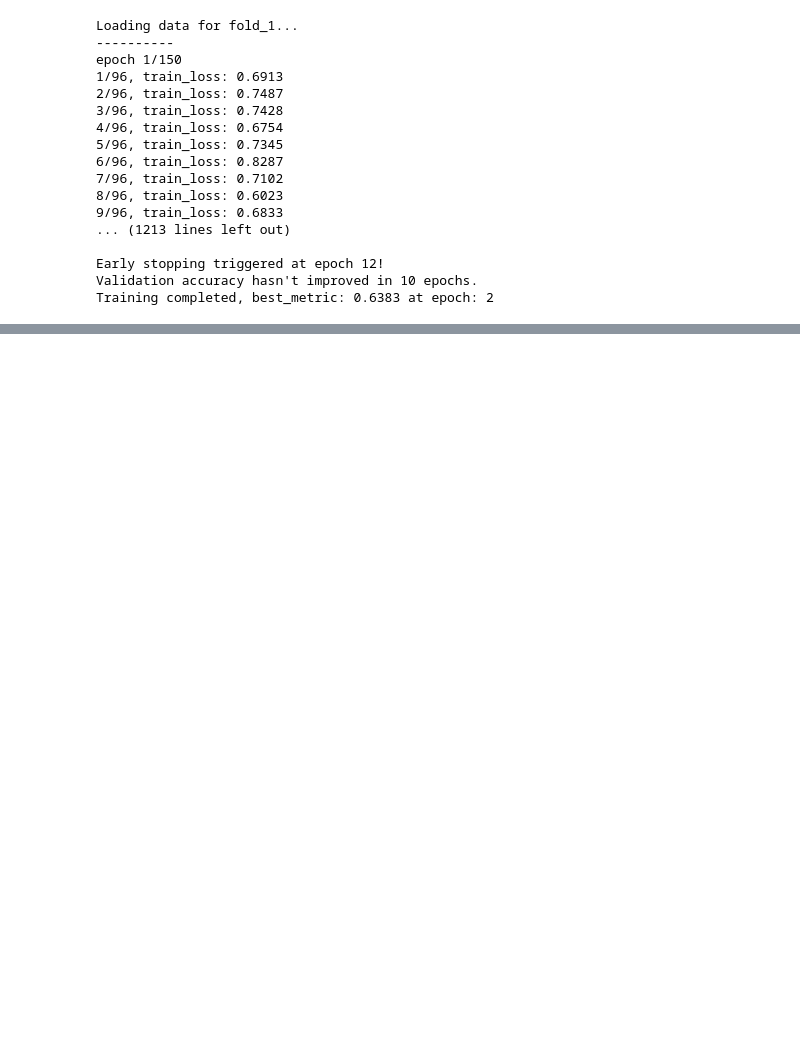
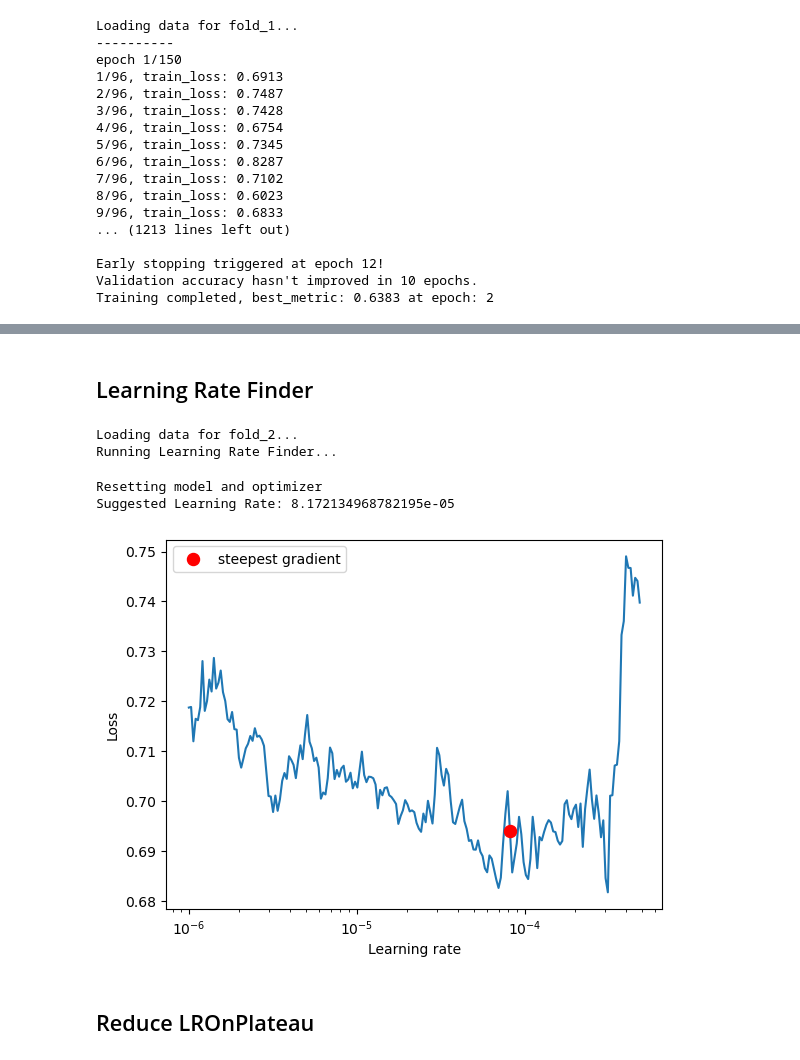
Before and after one commit to JJChong777/brain-math, a Jupyter notebook: deeplearn/GLM/densenet121_GLM.ipynb, the cells around one changed output, grey strips where cells are left out. Cells and saved outputs as stored; diff of their text form; code cells hidden in the pictures; blank space fills up the shorter version.

```diff
--- a/deeplearn/GLM/densenet121_GLM.ipynb
+++ b/deeplearn/GLM/densenet121_GLM.ipynb
@@ -286,0 +315,76 @@ Training completed, best_metric: 0.6458 at epoch: 5
+# %% [markdown]
+## Learning Rate Finder
+# %%
+import torch
+from monai.data import ImageDataset, DataLoader
+import json
+import os
+
+load_path = os.path.expanduser('~/Desktop/brain-math/deeplearn/GLM/GLM_kfold_splits.json')
+with open(load_path, 'r') as f:
+    saved_splits = json.load(f)
+
+# 2. Select which fold you want to train right now
+current_fold = "fold_2"  # Change this to "fold_2", "fold_3", etc., when ready
+print(f"Loading data for {current_fold}...")
+
+fold_data = saved_splits[current_fold]
+train_images = fold_data["train_images"]
+
+# 3. Convert the saved integer labels (0 or 1) back into one-hot tensors for MONAI
+train_labels = torch.nn.functional.one_hot(torch.as_tensor(fold_data["train_labels"])).float()
+
+# 4. Create your MONAI Datasets
+train_ds = ImageDataset(image_files=train_images, labels=train_labels, transform=train_transforms)
+
+# 5. Create DataLoaders
+train_loader = DataLoader(train_ds, batch_size=8, shuffle=True, num_workers=2, pin_memory=torch.cuda.is_available())
+
+# Create DenseNet121, CrossEntropyLoss and Adam optimizer
+model = monai.networks.nets.DenseNet121(spatial_dims=3, in_channels=1, out_channels=2).to(device)
+
+loss_function = torch.nn.CrossEntropyLoss()
+
+optimizer = torch.optim.Adam(model.parameters(), 1e-4)
+
+# 2. Initialize the Learning Rate Finder
+lr_finder = monai.optimizers.LearningRateFinder(
+    model=model,
+    optimizer=optimizer,
+    criterion=loss_function,
+    device=device
+)
+
+# 3. Run the Range Test
+# This runs the model for 'num_iter' batches, increasing the LR up to 'end_lr'
+print("Running Learning Rate Finder...")
+lr_finder.range_test(
+    train_loader,
+    start_lr=1e-6,
+    end_lr=5e-4,
+    num_iter=200 # Adjust based on your dataset size
+)
+
+# 4. Get the Suggested Learning Rate
+# MONAI automatically calculates the point of steepest descent
+steepest_lr, steepest_loss = lr_finder.get_steepest_gradient()
+print(f"Suggested Learning Rate: {steepest_lr}")
+
+# 5. Plot the Results (Crucial for visual confirmation)
+import matplotlib.pyplot as plt
+fig, ax = plt.subplots()
+lr_finder.plot(ax=ax)
+plt.show()
+
+# 6. RESET THE MODEL (Extremely Important!)
+# The range_test messes up your model weights by pushing them to divergence.
+# You MUST reset it back to its initial state before starting actual training.
+lr_finder.reset()
+# %% [output]
+Loading data for fold_2...
+Running Learning Rate Finder...
+Resetting model and optimizer
+Suggested Learning Rate: 8.172134968782195e-05
+[figure, added]
+# %% [markdown]
+## Reduce LROnPlateau
```
Also changed, not shown: parts of 3 cells of this notebook.
